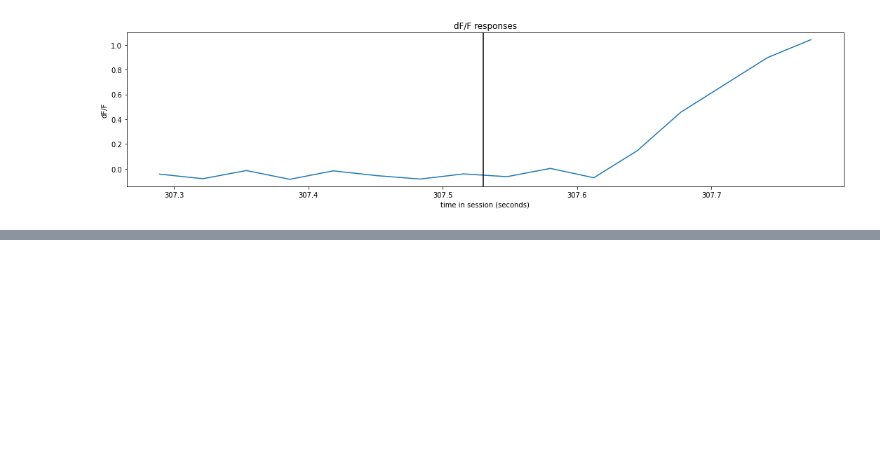
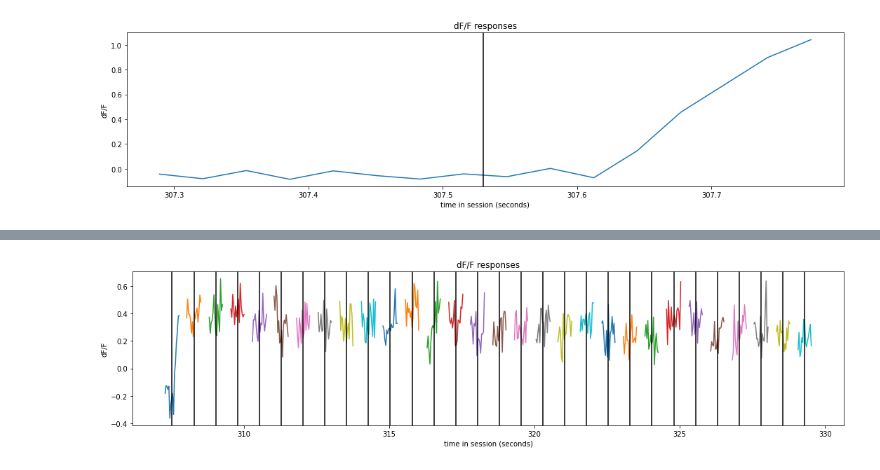
Before and after one commit to seungjaeryanlee/nma-cn-project, a Jupyter notebook: starter-v2.ipynb, the cells around one changed output, grey strips where cells are left out. Cells and saved outputs as stored; diff of their text form; code cells hidden in the pictures; blank space fills up the shorter version.

```diff
--- a/starter-v2.ipynb
+++ b/starter-v2.ipynb
@@ -135,0 +232,18 @@ fig.show()
+# %%
+fig, ax = plt.subplots(1, 1, figsize = (15, 4))
+
+for stimulus_start_time in stimulus_start_times[:30]:
+    for cell_specimen_id in [1086578313]:
+        ax.plot(
+            get_timestamps_in_interval(active_experiment, cell_specimen_id, stimulus_start_time-0.25, stimulus_start_time+0.25),
+            get_dff_in_interval(active_experiment, cell_specimen_id, stimulus_start_time-0.25, stimulus_start_time+0.25),
+        )
+    ax.axvline(x=stimulus_start_time, color="k", linestyle="-")
+
+ax.set_title('dF/F responses')
+ax.set_ylabel('dF/F')
+ax.set_xlabel('time in session (seconds)')
+fig.tight_layout()
+fig.show()
+# %% [output]
+[figure, added]
```
Also changed, not shown: parts of 33 cells of this notebook.
